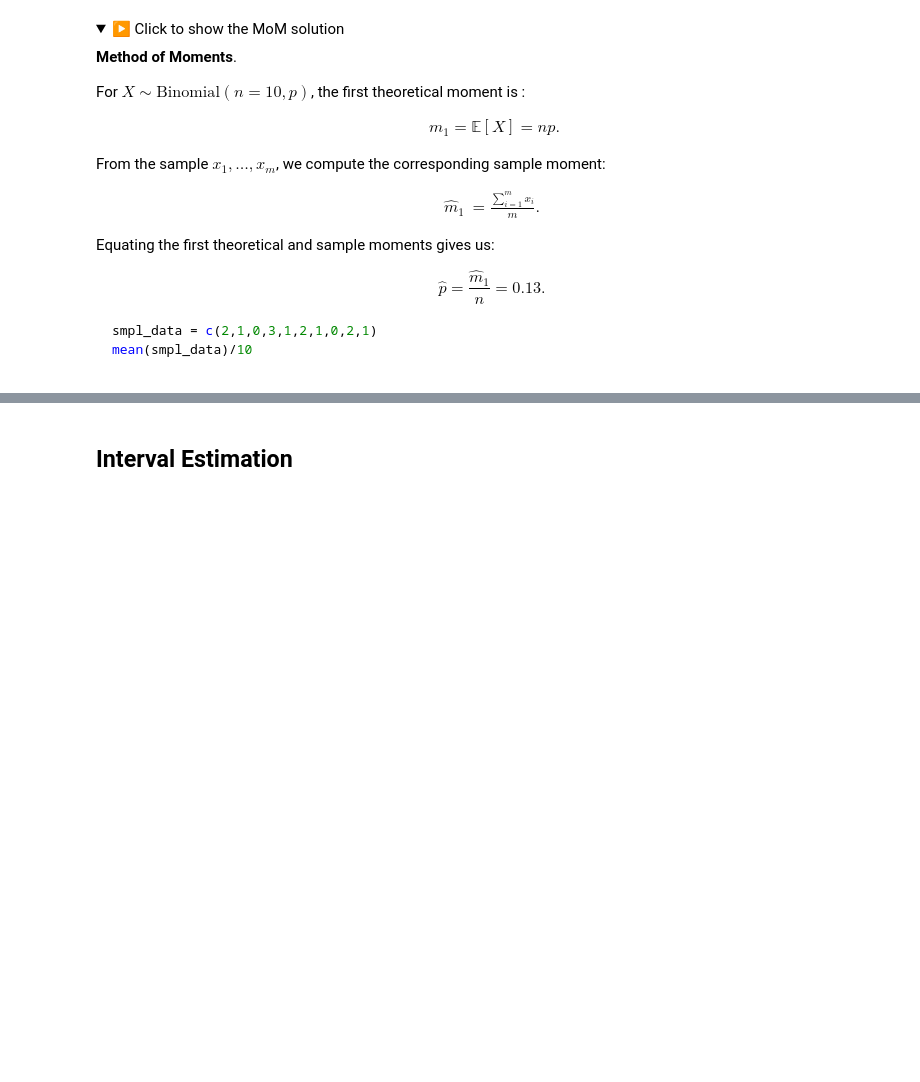
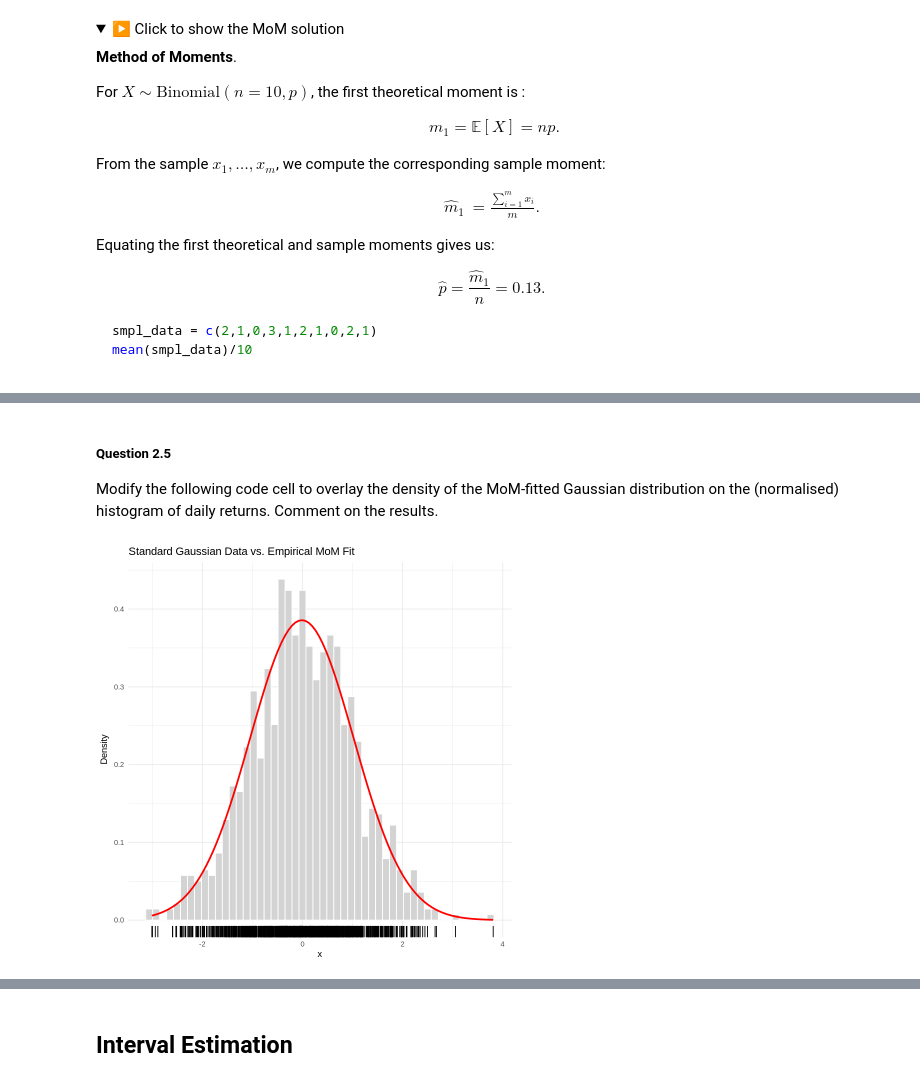
Before and after one commit to edelweiss611428/MXB107-Notebooks, a Jupyter notebook: notebooks/Week_7.ipynb, the cells around one changed output, grey strips where cells are left out. Drawn from its saved outputs; the diff is of its cells as text; code cells hidden in the pictures; folded sections open; blank space fills up the shorter version.

```diff
--- a/notebooks/Week_7.ipynb
+++ b/notebooks/Week_7.ipynb
@@ -329,0 +381,25 @@ These are invalid because $n$ and $p$ must be positive.
+# %% [markdown]
+##### **Question 2.5**
+
+Modify the following code cell to overlay the density of the MoM-fitted Gaussian distribution on the (normalised) histogram of daily returns. Comment on the results.
+# %%
+
+set.seed(1)
+df =  data.frame(x = rnorm(1000))
+n = nrow(df)
+mean_est = mean(df$x)
+var_est = var(df$x)*(n-1)/n
+
+df %>%
+  ggplot(aes(x = x)) +
+  geom_histogram(aes(y = after_stat(density)), bins = 50,
+                 fill = "lightgray", color = "white") +
+  stat_function(fun = dnorm, #This evaluates pdf of Gaussian with the specified mean and sd and overlays a line curve on top of the existing one
+                args = list(mean = mean_est, sd = sqrt(var_est)),
+                color = "red", size = 1) +
+  labs(title = "Standard Gaussian Data vs. Empirical MoM Fit",
+       x = "x", y = "Density") +
+  geom_rug()+  #What is geom_rug()?
+  theme_minimal()
+# %% [output]
+[figure, added]
```
Also changed, not shown: parts of 20 cells of this notebook.
